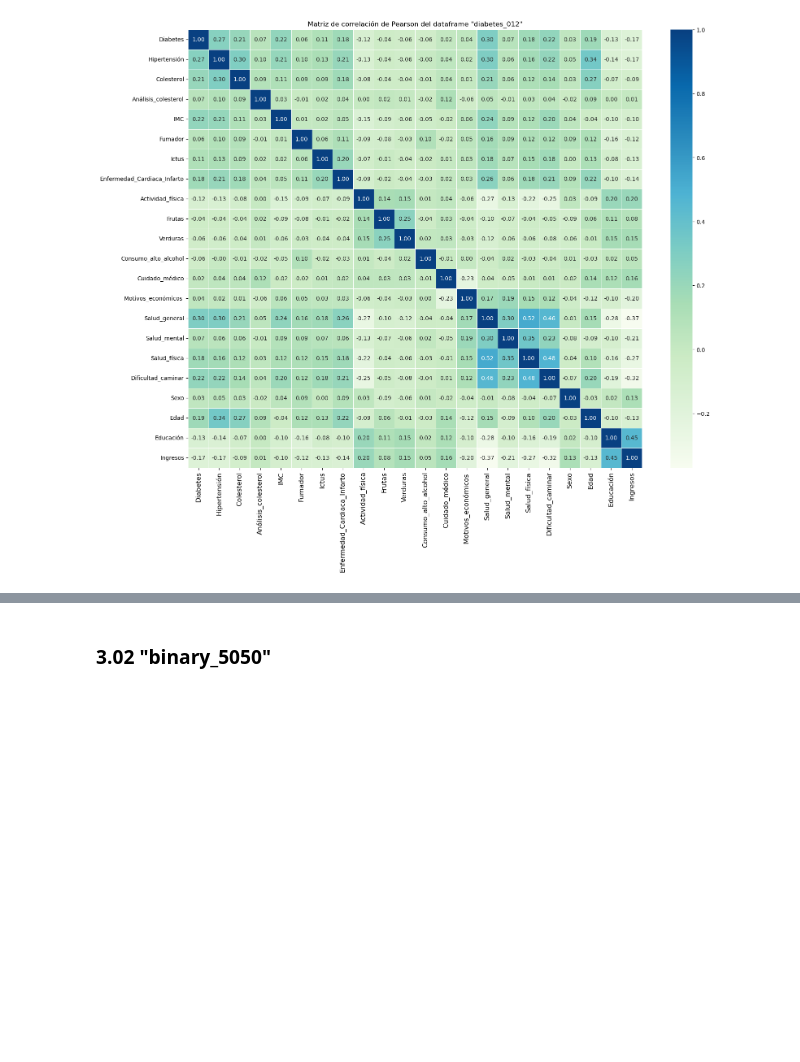
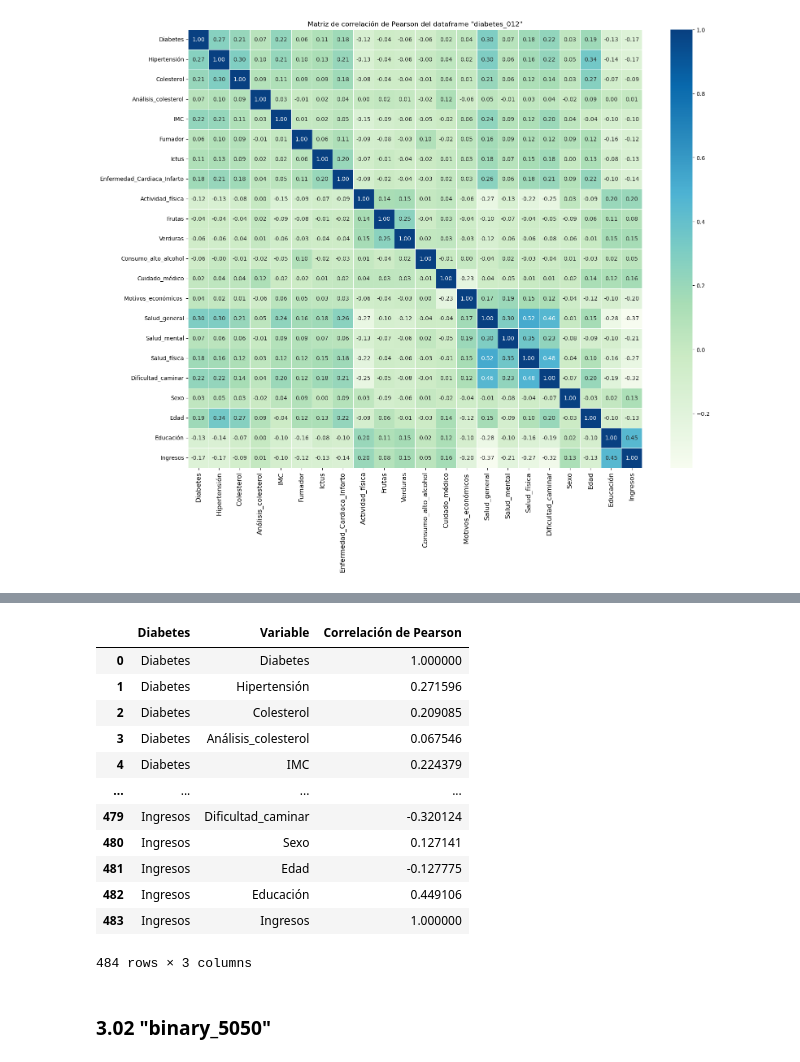
Before and after one commit to alexia-gm/Diabetes, a Jupyter notebook: prediccion_diabetes_doc.ipynb, the cells around one changed output, grey strips where cells are left out. Cells and saved outputs as stored; diff of their text form; code cells hidden in the pictures; blank space fills up the shorter version.

```diff
--- a/prediccion_diabetes_doc.ipynb
+++ b/prediccion_diabetes_doc.ipynb
@@ -596,3 +545,22 @@ correlacion_1
+# %%
+correlacion_1 = matriz_correlacion_1.unstack().reset_index()
+correlacion_1.columns = ['Diabetes', 'Variable', 'Correlación de Pearson']
+correlacion = correlacion_1[correlacion_1['Diabetes'] == 'Diabetes'].sort_values(by = 'Correlación de Pearson', key = abs, ascending = False).reset_index(drop = True)
+correlacion_1
+# %% [output]
+|  | Diabetes | Variable | Correlación de Pearson |
+| 0 | Diabetes | Diabetes | 1.000000 |
+| 1 | Diabetes | Hipertensión | 0.271596 |
+| 2 | Diabetes | Colesterol | 0.209085 |
+| 3 | Diabetes | Análisis_colesterol | 0.067546 |
+| 4 | Diabetes | IMC | 0.224379 |
+| ... | ... | ... | ... |
+| 479 | Ingresos | Dificultad_caminar | -0.320124 |
+| 480 | Ingresos | Sexo | 0.127141 |
+| 481 | Ingresos | Edad | -0.127775 |
+| 482 | Ingresos | Educación | 0.449106 |
+| 483 | Ingresos | Ingresos | 1.000000 |
+484 rows × 3 columns
 # %% [markdown]
 ### 3.02 "binary_5050"
 # %% [markdown]
```
Also changed, not shown: parts of 7 cells of this notebook.
